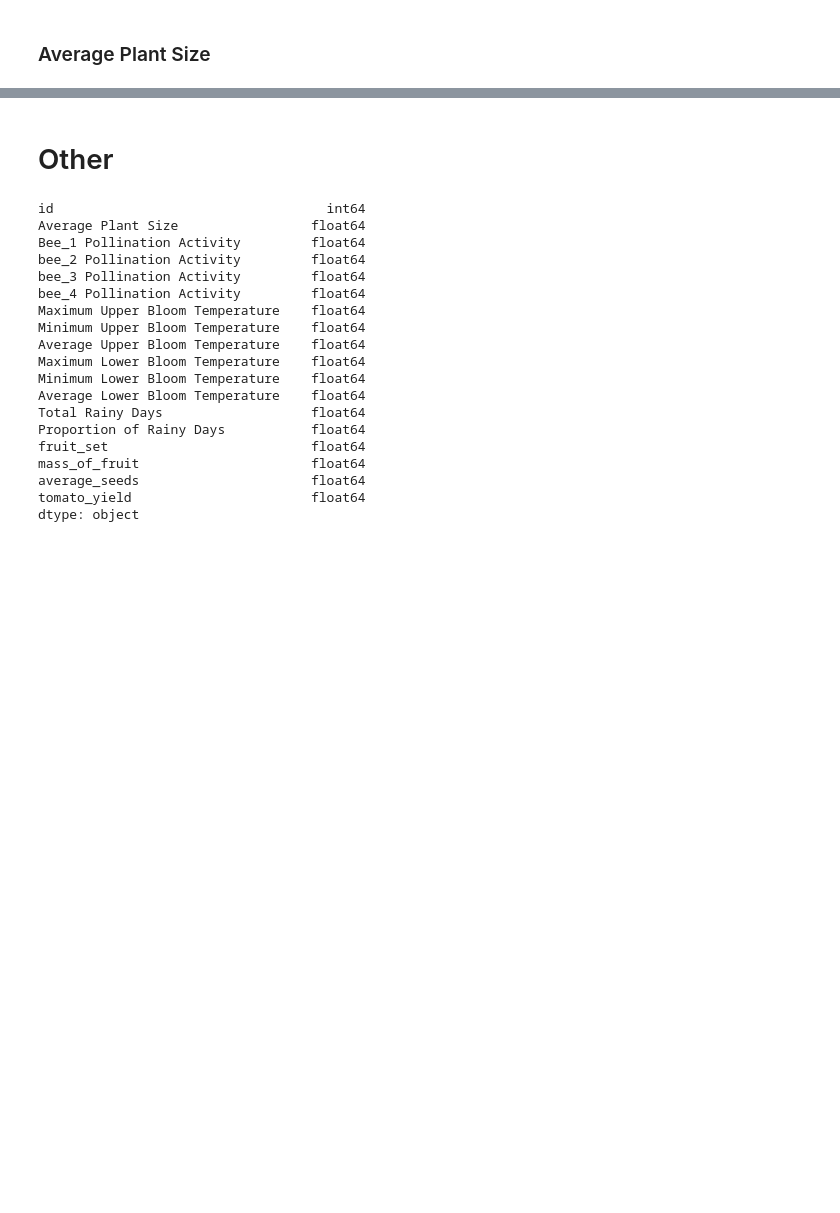
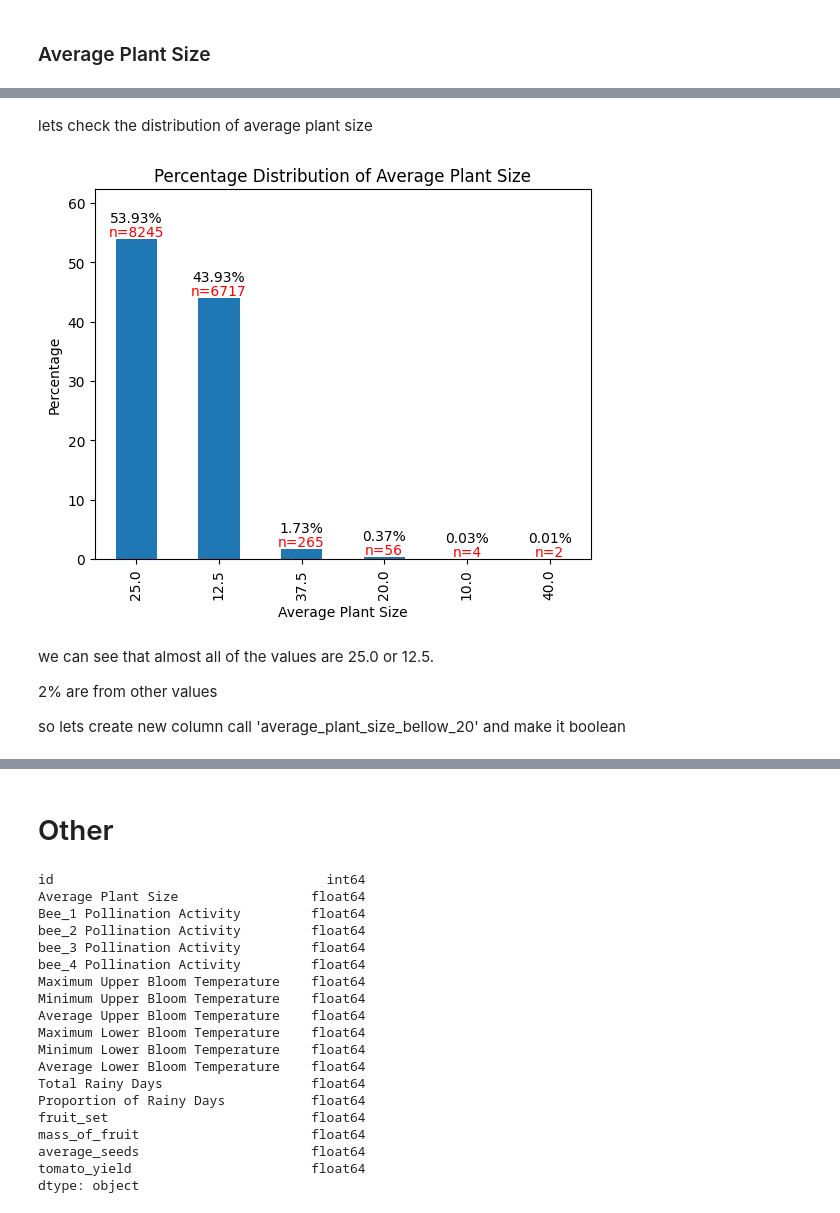
Before and after one commit to matan-avitan/Data-processing-analysis-and-presentation-course, a Jupyter notebook: Tomato.ipynb, the cells around one changed output, grey strips where cells are left out. Saved outputs shown, nothing was run; the diff lists cells and outputs as text; code cells hidden in the pictures; blank space fills up the shorter version.

```diff
--- a/Tomato.ipynb
+++ b/Tomato.ipynb
@@ -267,0 +336,36 @@ for column in numerical_columns:
+# %% [markdown]
+lets check the distribution of average plant size
+# %%
+# Calculate the percentage distribution
+percentage_distribution = (tomatoes['Average Plant Size'].value_counts(normalize=True) * 100).round(2)
+count_distribution = tomatoes['Average Plant Size'].value_counts()
+
+# Plot a bar chart for 'Average Plant Size'
+ax = percentage_distribution.plot(kind='bar')
+
+# Add labels and title
+plt.xlabel('Average Plant Size')
+plt.ylabel('Percentage')
+plt.title('Percentage Distribution of Average Plant Size')
+
+# Add '%' to the y-axis labels and count values below each bar
+for i, p in enumerate(ax.patches):
+    ax.annotate(f'{p.get_height()}%', (p.get_x() + p.get_width() / 2., p.get_height()),
+                ha='center', va='center', xytext=(0, 15), textcoords='offset points')
+    ax.annotate(f'n={count_distribution[percentage_distribution.index[i]]}',
+                (p.get_x() + p.get_width() / 2.,  p.get_height()),
+                ha='center', va='center', xytext=(0, 5), textcoords='offset points', color='red')
+
+# Adjust y-axis limits
+plt.ylim(top=ax.get_ylim()[1] * 1.1)
+
+# Show the plot
+plt.show()
+# %% [output]
+[figure, added]
+# %% [markdown]
+ we can see that almost all of the values are 25.0 or 12.5.
+
+ 2% are from other values
+
+ so lets create new column call 'average_plant_size_bellow_20' and make it boolean
```
Also changed, not shown: parts of 20 cells of this notebook.
